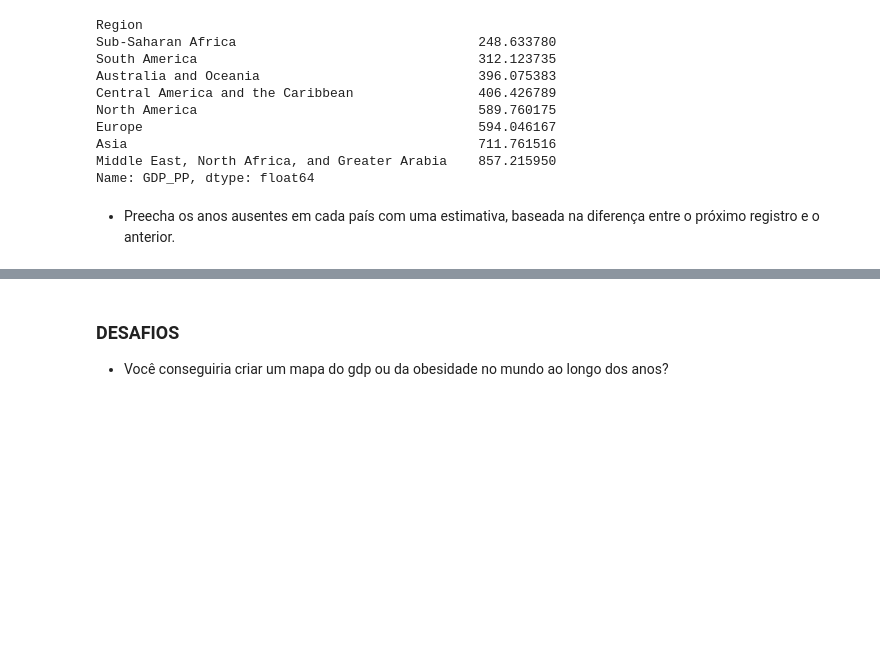
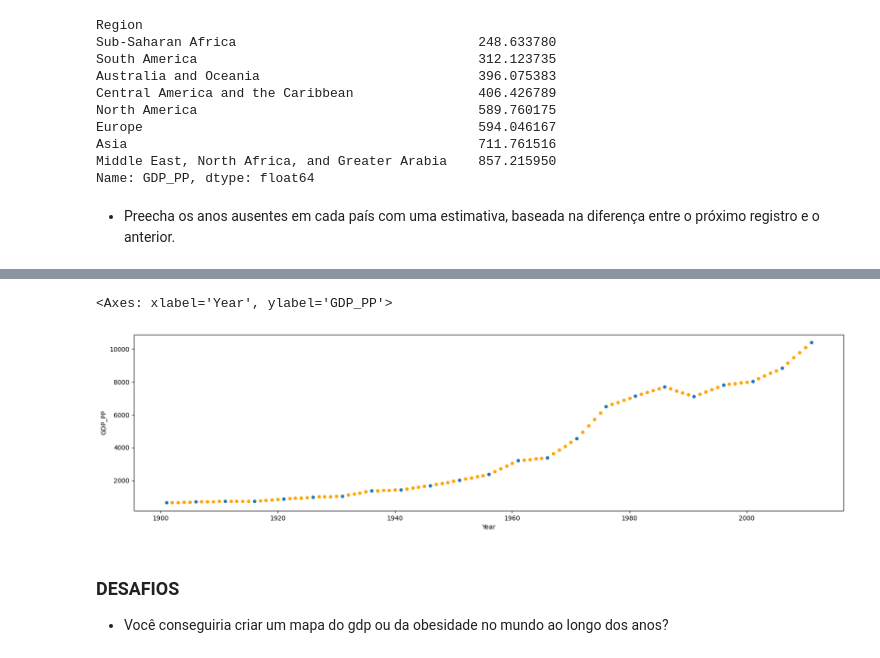
Before and after one commit to profmatheuspassos/analise-dados-pandas-sql, a Jupyter notebook: 5-analise-dados-obesidade-mundial/projeto-analise-de-dados.ipynb, the cells around one changed output, grey strips where cells are left out. Saved outputs shown, nothing was run; the diff lists cells and outputs as text; code cells hidden in the pictures; blank space fills up the shorter version.

```diff
--- a/5-analise-dados-obesidade-mundial/projeto-analise-de-dados.ipynb
+++ b/5-analise-dados-obesidade-mundial/projeto-analise-de-dados.ipynb
@@ -355,0 +425,4 @@ Name: GDP_PP, dtype: float64
+# %%
+dfGDP["ProximoAno"] = dfGDP["Year"].shift(-1)
+del dfGDP["deltaGDP"], dfGDP["deltaAno"]
+dfGDP.head(5)
@@ -355,0 +436,12 @@ Name: GDP_PP, dtype: float64
+# %%
+dfNovosDados = pd.DataFrame()
+for idx, row in dfGDP.iterrows():
+    if row["Year"] == 2011:
+        continue
+    anosParaAdicionar = dfAnosOff[(dfAnosOff < row["ProximoAno"]) & (dfAnosOff > row["Year"])]
+    for novoAno in anosParaAdicionar:
+        addRow = row.copy()
+        addRow["GDP_PP"] = (novoAno - addRow["Year"]) * addRow["GDPporAno"] + addRow["GDP_PP"]
+        addRow["Year"] = novoAno
+        addRow["kind"] = "estimated"
+        dfNovosDados = pd.concat([dfNovosDados, addRow.to_frame().transpose()])
@@ -355,0 +464,7 @@ Name: GDP_PP, dtype: float64
+# %%
+dfGDP = pd.concat([dfGDP, dfNovosDados])
+dfGDP.sort_values(["Country", "Year"], inplace=True)
+dfGDP.index = dfGDP["Year"]
+# %%
+dfGDP["kind"] = dfGDP["kind"].fillna("real")
+dfGDP
@@ -356,3 +486,12 @@ Name: GDP_PP, dtype: float64
+# %%
+import matplotlib.pyplot as plt
+fig, ax = plt.subplots(figsize=(20, 5))
+country = "Brazil"
+dfGDP[(dfGDP["kind"] == "real") & (dfGDP["Country"] == country)].plot(kind="scatter", y="GDP_PP", x="Year", ax=ax)
+dfGDP[(dfGDP["kind"] == "estimated") & (dfGDP["Country"] == country)].plot(kind="scatter", y="GDP_PP", x="Year", ax=ax, color="orange")
+# %% [output]
+<Axes: xlabel='Year', ylabel='GDP_PP'>
+[figure, added]
 # %% [markdown]
 ### DESAFIOS
 - Você conseguiria criar um mapa do gdp ou da obesidade no mundo ao longo dos anos?
```
Also changed, not shown: parts of 9 cells of this notebook.
